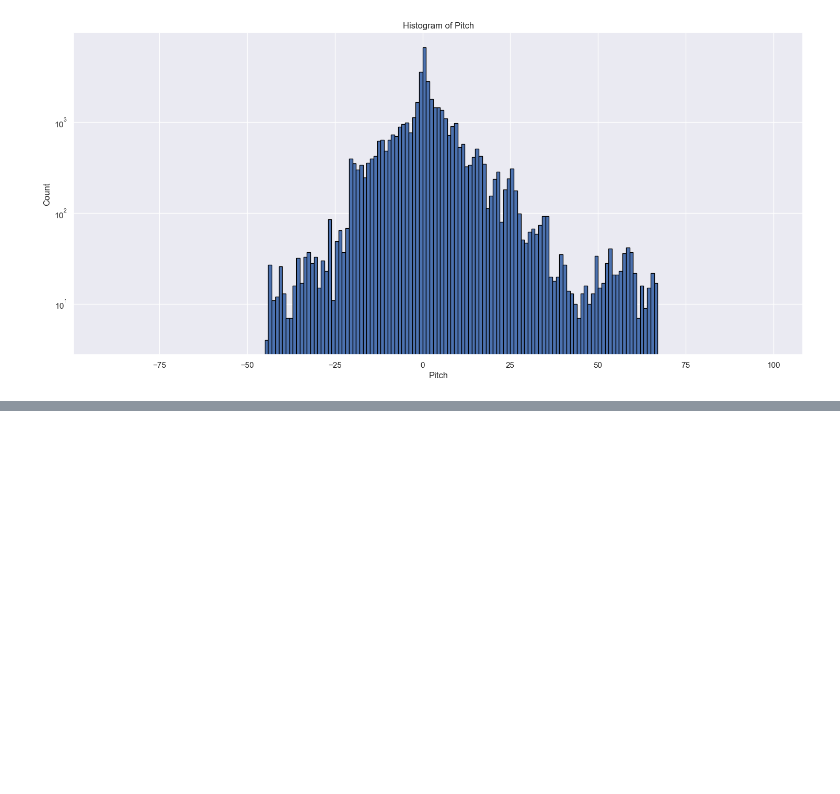
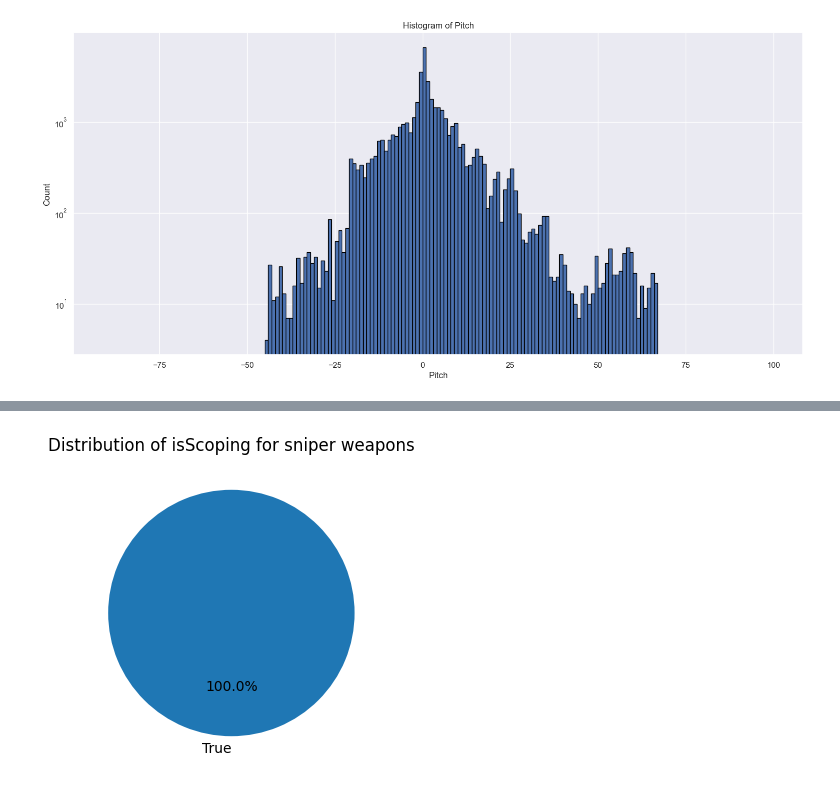
Before and after one commit to YAA-C/GEPCS, a Jupyter notebook: visualization/Shubham [Visualization].ipynb, the cells around one changed output, grey strips where cells are left out. Drawn from its saved outputs; the diff is of its cells as text; code cells hidden in the pictures; blank space fills up the shorter version.

Commit message:
#9 data visualization

```diff
--- a/visualization/Shubham [Visualization].ipynb
+++ b/visualization/Shubham [Visualization].ipynb
@@ -120,0 +123,17 @@ plt.show()
+# %%
+import pandas as pd
+import matplotlib.pyplot as plt
+
+dfScope=pd.read_csv("../DemoFiles/csv/1win-vs-mibr-m1-vertigo-567204.csv")
+dfScope
+
+sniper_data = dfScope[dfScope['weaponCategory'] == 'weapon_category_sniper']
+scoping_counts = sniper_data['isScoping'].value_counts()
+
+# Plotting a pie chart
+plt.figure(figsize=(4, 4))
+plt.pie(scoping_counts, labels=scoping_counts.index, autopct='%1.1f%%', startangle=90)
+plt.title('Distribution of isScoping for sniper weapons')
+plt.show()
+# %% [output]
+[figure, added]
```
Also changed, not shown: parts of 2 cells of this notebook, 1 other file.
